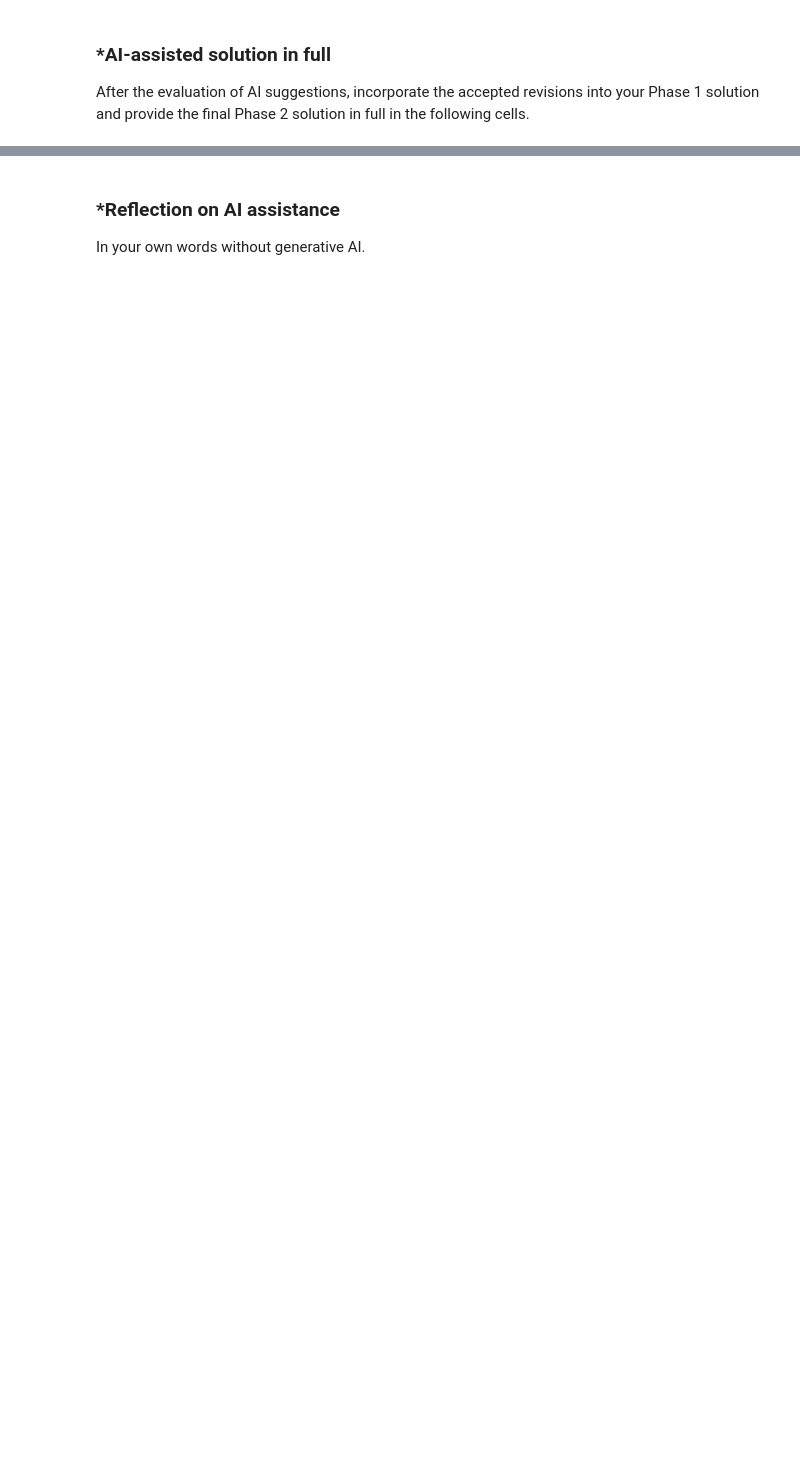
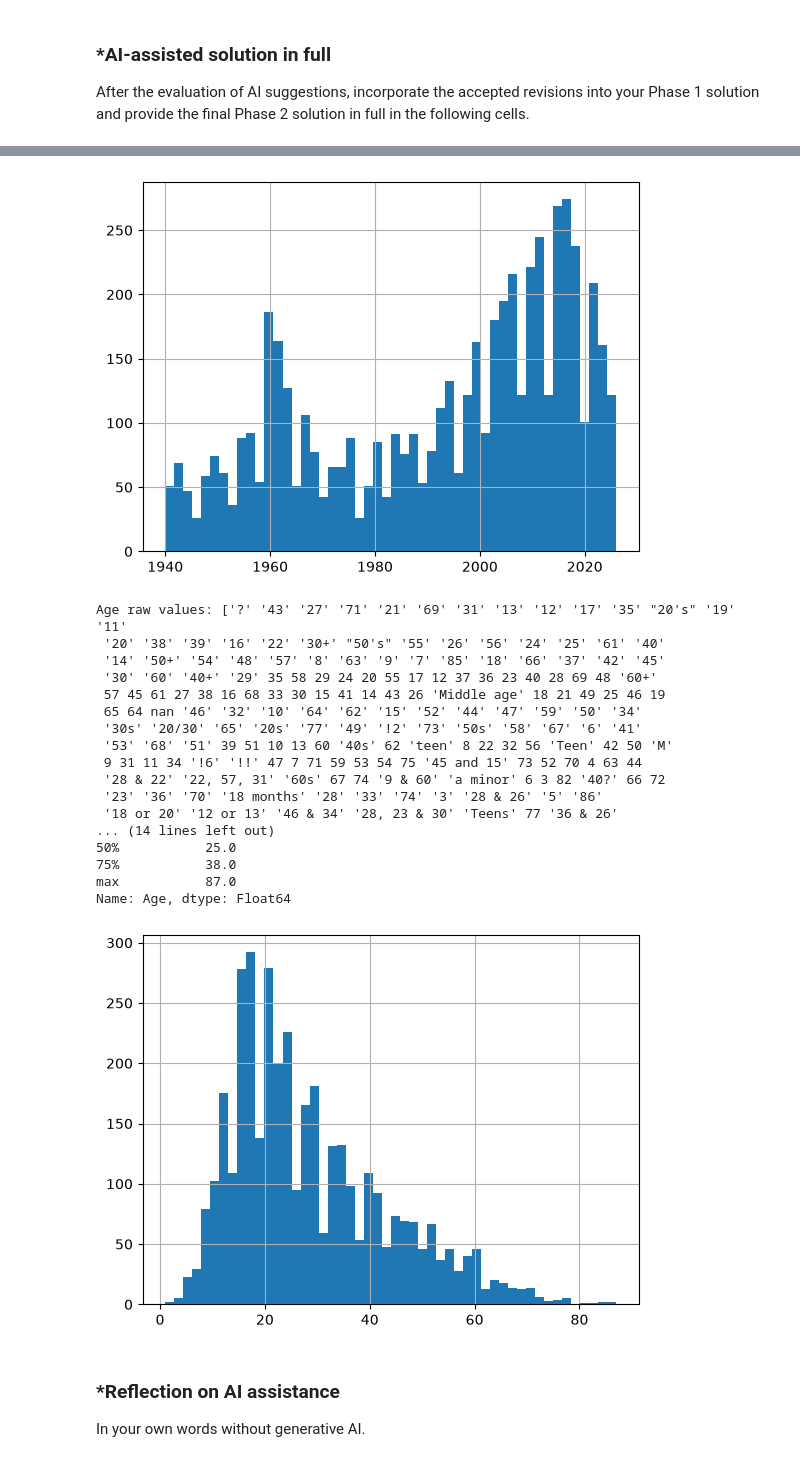
Before and after one commit to leejpatrick/A01-data-wrangling, a Jupyter notebook: notebook.ipynb, the cells around one changed output, grey strips where cells are left out. Cells and saved outputs as stored; diff of their text form; code cells hidden in the pictures; blank space fills up the shorter version.

```diff
--- a/notebook.ipynb
+++ b/notebook.ipynb
@@ -277,0 +316,36 @@ After the evaluation of AI suggestions, incorporate the accepted revisions into
+# %%
+# suggestion 2
+import numpy as np
+import matplotlib.pyplot as plt
+import pandas as pd
+
+df = pd.read_excel("data/GSAF5.xls")
+
+# --- Q2.2  drop columns with no data ---
+df = df.loc[:, df.isnull().sum() < len(df) - 2]
+
+# --- Q2.3  clean Year, filter to attacks since 1940 ---
+var = "Year"
+print(var, "raw values:", df[var].unique(), "\n")
+df[var] = pd.to_numeric(df[var], errors="coerce")
+df[var] = df[var].replace(0, np.nan)             # 0 is a placeholder, not a real year
+df["Year_nan"] = df[var].isnull()
+print(df[var].describe(), "\n")
+print("Total missing years:", sum(df["Year_nan"]), "\n")
+
+df = df[df[var] >= 1940]                          # since 1940 (also drops missing-year rows)
+print(df[var].describe(), "\n")
+df[var].hist(bins=50)
+plt.show()
+
+# --- Q2.4  clean Age, histogram ---
+var = "Age"
+print(var, "raw values:", df[var].unique(), "\n")
+age_str = df[var].astype("string").str.strip()
+age_str = age_str.mask(age_str.str.contains("month", case=False, na=False))  # "9 months" is not 9 years
+df[var] = pd.to_numeric(age_str.str.extract(r"(\d+)")[0], errors="coerce")   # recover "20s", "30+", "mid-40s"
+df["Age_nan"] = df[var].isnull()
+print(df[var].describe(), "\n")
+df[var].hist(bins=50)
+plt.show()
+# %% [output]
@@ -278,3 +369,22 @@ After the evaluation of AI suggestions, incorporate the accepted revisions into
+[figure, added]
+Age raw values: ['?' '43' '27' '71' '21' '69' '31' '13' '12' '17' '35' "20's" '19' '11'
+ '20' '38' '39' '16' '22' '30+' "50's" '55' '26' '56' '24' '25' '61' '40'
+ '14' '50+' '54' '48' '57' '8' '63' '9' '7' '85' '18' '66' '37' '42' '45'
+ '30' '60' '40+' '29' 35 58 29 24 20 55 17 12 37 36 23 40 28 69 48 '60+'
+ 57 45 61 27 38 16 68 33 30 15 41 14 43 26 'Middle age' 18 21 49 25 46 19
+ 65 64 nan '46' '32' '10' '64' '62' '15' '52' '44' '47' '59' '50' '34'
+ '30s' '20/30' '65' '20s' '77' '49' '!2' '73' '50s' '58' '67' '6' '41'
+ '53' '68' '51' 39 51 10 13 60 '40s' 62 'teen' 8 22 32 56 'Teen' 42 50 'M'
+ 9 31 11 34 '!6' '!!' 47 7 71 59 53 54 75 '45 and 15' 73 52 70 4 63 44
+ '28 & 22' '22, 57, 31' '60s' 67 74 '9 & 60' 'a minor' 6 3 82 '40?' 66 72
+ '23' '36' '70' '18 months' '28' '33' '74' '3' '28 & 26' '5' '86'
+ '18 or 20' '12 or 13' '46 & 34' '28, 23 & 30' 'Teens' 77 '36 & 26'
+... (14 lines left out)
+50%           25.0
+75%           38.0
+max           87.0
+Name: Age, dtype: Float64
+[figure, added]
 # %% [markdown]
 ### *Reflection on AI assistance
 In your own words without generative AI.
```
Also changed, not shown: parts of 10 cells of this notebook.
